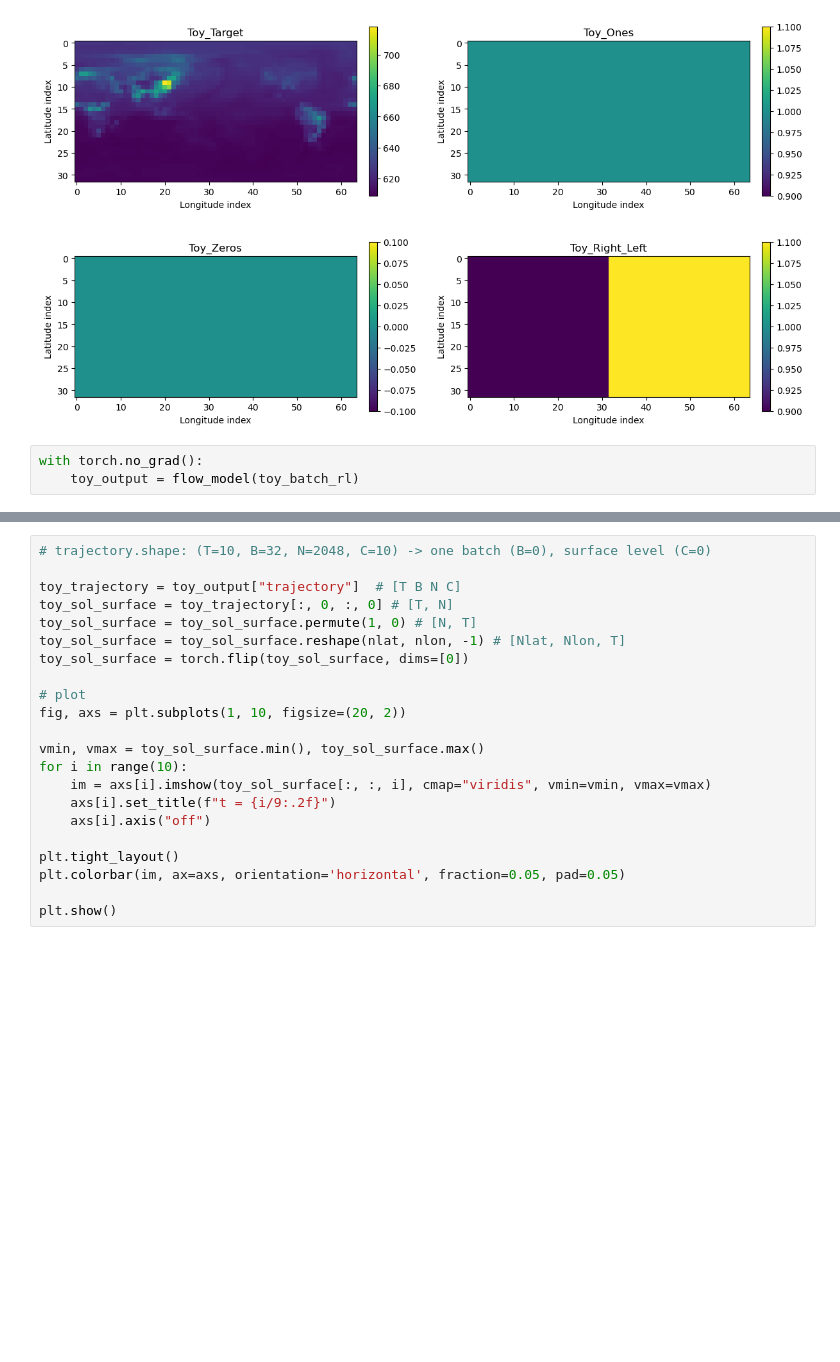
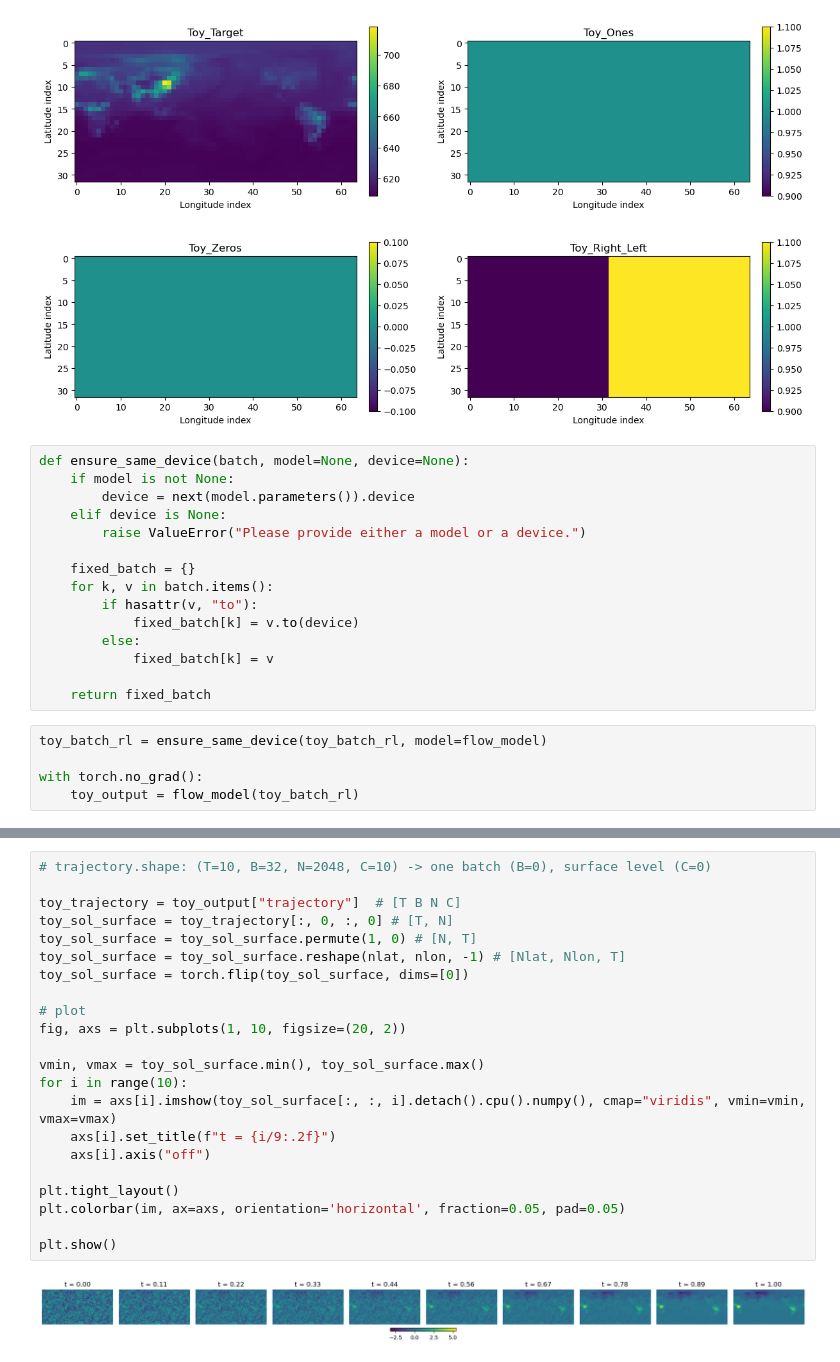
Before and after one commit to vitusbenson/neural_transport, a Jupyter notebook: neural_transport/flowmatching_dev/testScript.ipynb, the cells around one changed output, grey strips where cells are left out. Drawn from its saved outputs; the diff is of its cells as text; blank space fills up the shorter version.

```diff
--- a/neural_transport/flowmatching_dev/testScript.ipynb
+++ b/neural_transport/flowmatching_dev/testScript.ipynb
@@ -1784,6 +1879,23 @@ plt.subplots_adjust(wspace=0.3)
 plt.show()
 # %% [output]
 [figure]
+# %%
+def ensure_same_device(batch, model=None, device=None):
+    if model is not None:
+        device = next(model.parameters()).device
+    elif device is None:
+        raise ValueError("Please provide either a model or a device.")
+
+    fixed_batch = {}
+    for k, v in batch.items():
+        if hasattr(v, "to"):
+            fixed_batch[k] = v.to(device)
+        else:
+            fixed_batch[k] = v
+
+    return fixed_batch
 # %%
+toy_batch_rl = ensure_same_device(toy_batch_rl, model=flow_model)
+
 with torch.no_grad():
     toy_output = flow_model(toy_batch_rl)
@@ -1824,22 +1936,24 @@ plt.show()
 # %%
 # trajectory.shape: (T=10, B=32, N=2048, C=10) -> one batch (B=0), surface level (C=0)
 
 toy_trajectory = toy_output["trajectory"]  # [T B N C]
 toy_sol_surface = toy_trajectory[:, 0, :, 0] # [T, N]
 toy_sol_surface = toy_sol_surface.permute(1, 0) # [N, T]
 toy_sol_surface = toy_sol_surface.reshape(nlat, nlon, -1) # [Nlat, Nlon, T]
 toy_sol_surface = torch.flip(toy_sol_surface, dims=[0])
 
 # plot
 fig, axs = plt.subplots(1, 10, figsize=(20, 2))
 
 vmin, vmax = toy_sol_surface.min(), toy_sol_surface.max()
 for i in range(10):
-    im = axs[i].imshow(toy_sol_surface[:, :, i], cmap="viridis", vmin=vmin, vmax=vmax)
+    im = axs[i].imshow(toy_sol_surface[:, :, i].detach().cpu().numpy(), cmap="viridis", vmin=vmin, vmax=vmax)
     axs[i].set_title(f"t = {i/9:.2f}")
     axs[i].axis("off")
 
 plt.tight_layout()
 plt.colorbar(im, ax=axs, orientation='horizontal', fraction=0.05, pad=0.05)
 
 plt.show()
+# %% [output]
+[figure, added]
```
Also changed, not shown: parts of 20 cells of this notebook, 6 other files.
